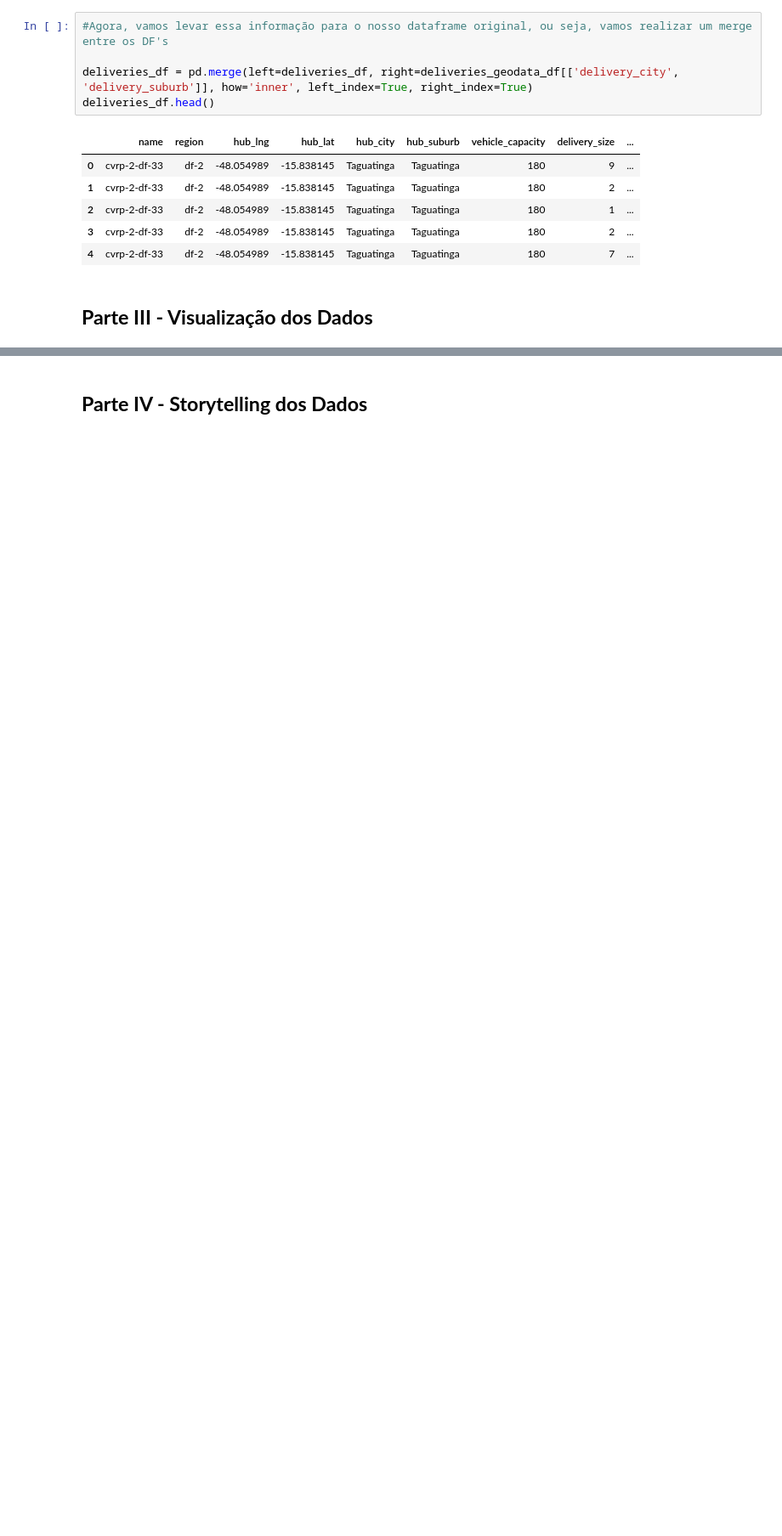
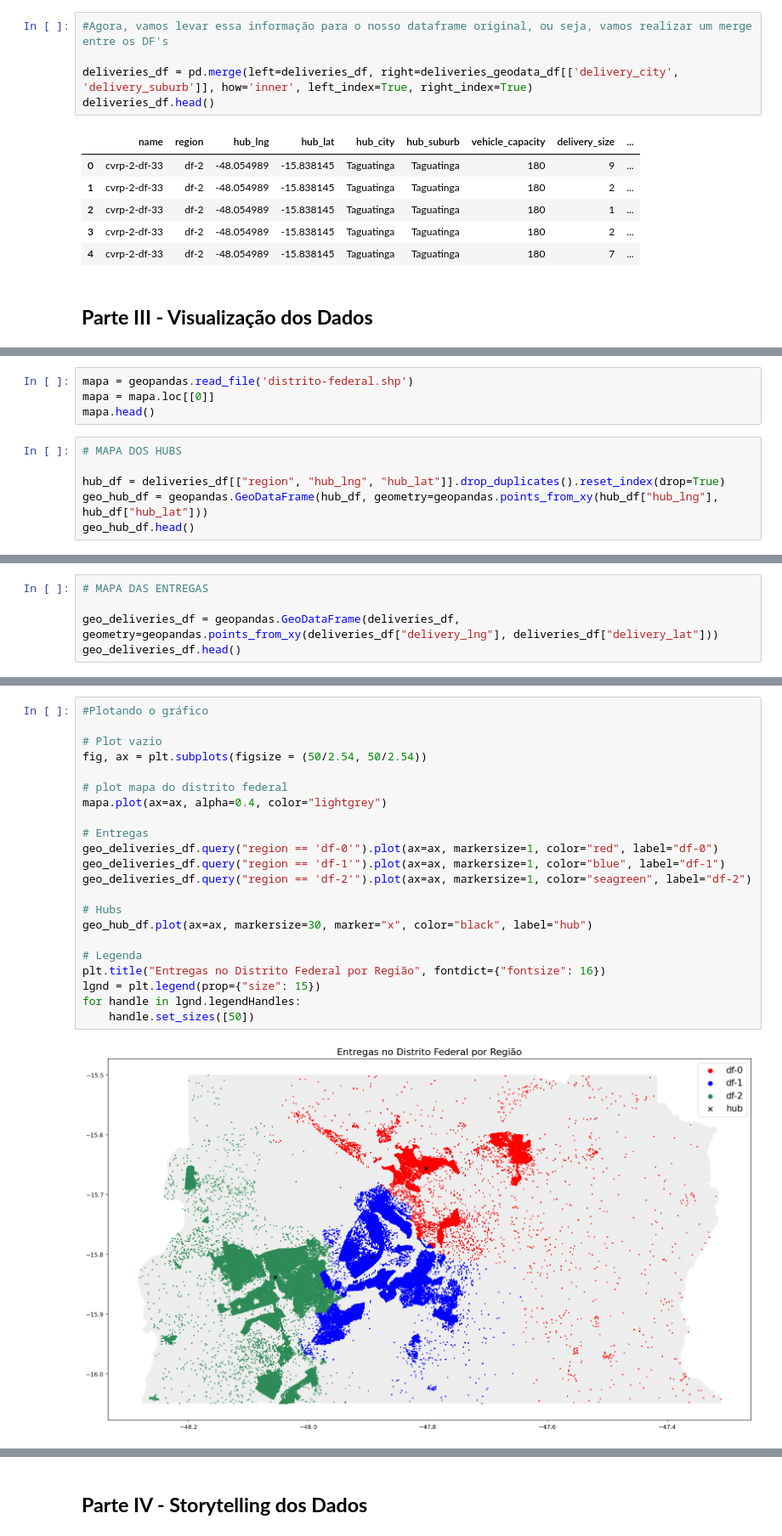
Before and after one commit to r-hugoalves/Analise_Exploratoria_Loggi, a Jupyter notebook: Análise_Exploratória_de_Dados_I.ipynb, the cells around one changed output, grey strips where cells are left out. Shown: that part at 85% size. Drawn from its saved outputs; the diff is of its cells as text; blank space fills up the shorter version.

Commit message:
Montando a visualização dos dados

```diff
--- a/Análise_Exploratória_de_Dados_I.ipynb
+++ b/Análise_Exploratória_de_Dados_I.ipynb
@@ -423,0 +438,10 @@ deliveries_df.head()
+# %%
+mapa = geopandas.read_file('distrito-federal.shp')
+mapa = mapa.loc[[0]]
+mapa.head()
+# %%
+# MAPA DOS HUBS
+
+hub_df = deliveries_df[["region", "hub_lng", "hub_lat"]].drop_duplicates().reset_index(drop=True)
+geo_hub_df = geopandas.GeoDataFrame(hub_df, geometry=geopandas.points_from_xy(hub_df["hub_lng"], hub_df["hub_lat"]))
+geo_hub_df.head()
@@ -423,0 +453,5 @@ deliveries_df.head()
+# %%
+# MAPA DAS ENTREGAS
+
+geo_deliveries_df = geopandas.GeoDataFrame(deliveries_df, geometry=geopandas.points_from_xy(deliveries_df["delivery_lng"], deliveries_df["delivery_lat"]))
+geo_deliveries_df.head()
@@ -423,0 +465,24 @@ deliveries_df.head()
+# %%
+#Plotando o gráfico
+
+# Plot vazio
+fig, ax = plt.subplots(figsize = (50/2.54, 50/2.54))
+
+# plot mapa do distrito federal
+mapa.plot(ax=ax, alpha=0.4, color="lightgrey")
+
+# Entregas
+geo_deliveries_df.query("region == 'df-0'").plot(ax=ax, markersize=1, color="red", label="df-0")
+geo_deliveries_df.query("region == 'df-1'").plot(ax=ax, markersize=1, color="blue", label="df-1")
+geo_deliveries_df.query("region == 'df-2'").plot(ax=ax, markersize=1, color="seagreen", label="df-2")
+
+# Hubs
+geo_hub_df.plot(ax=ax, markersize=30, marker="x", color="black", label="hub")
+
+# Legenda
+plt.title("Entregas no Distrito Federal por Região", fontdict={"fontsize": 16})
+lgnd = plt.legend(prop={"size": 15})
+for handle in lgnd.legendHandles:
+    handle.set_sizes([50])
+# %% [output]
+[figure, added]
```
Also changed, not shown: parts of 9 cells of this notebook.
